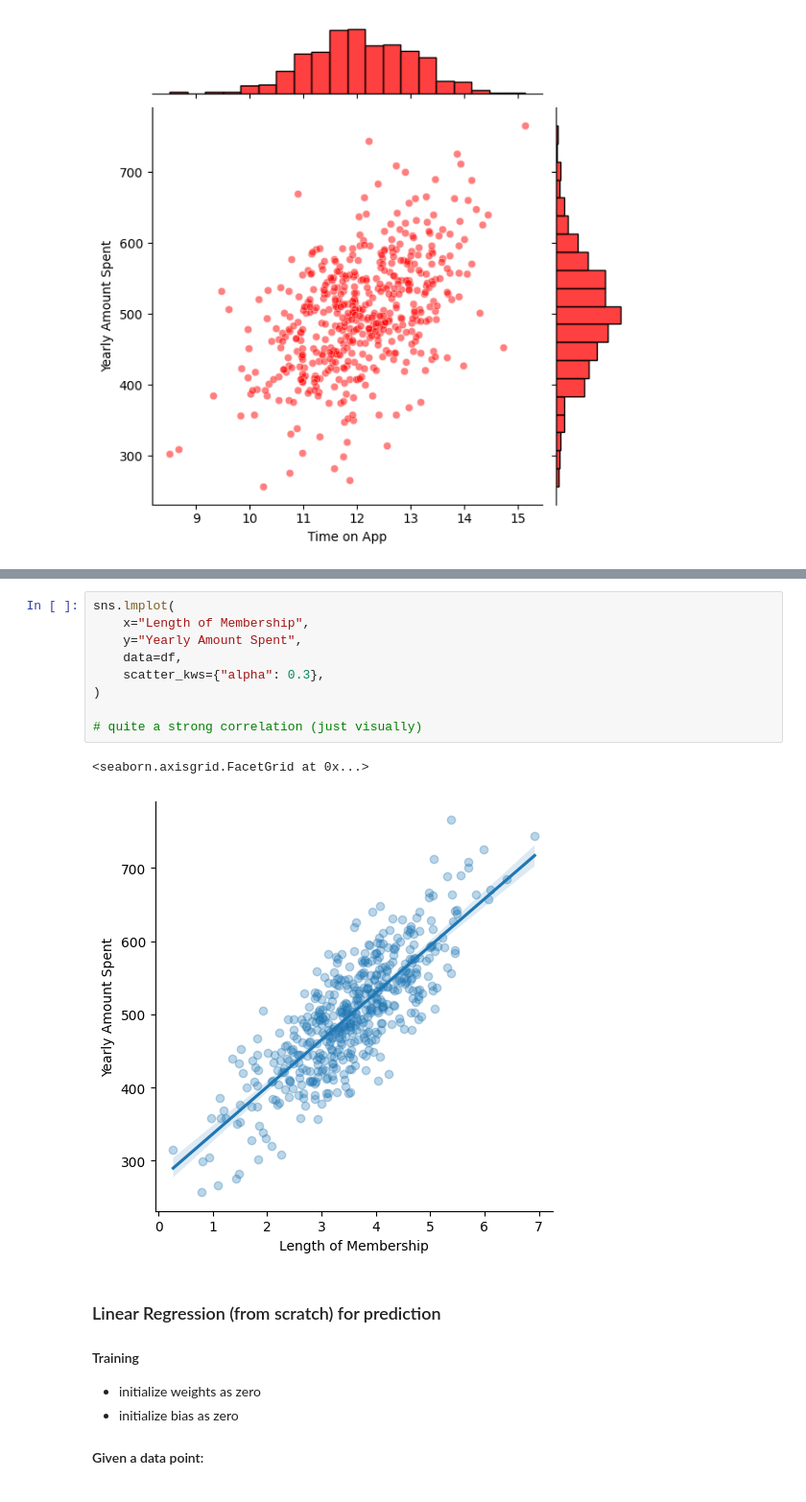
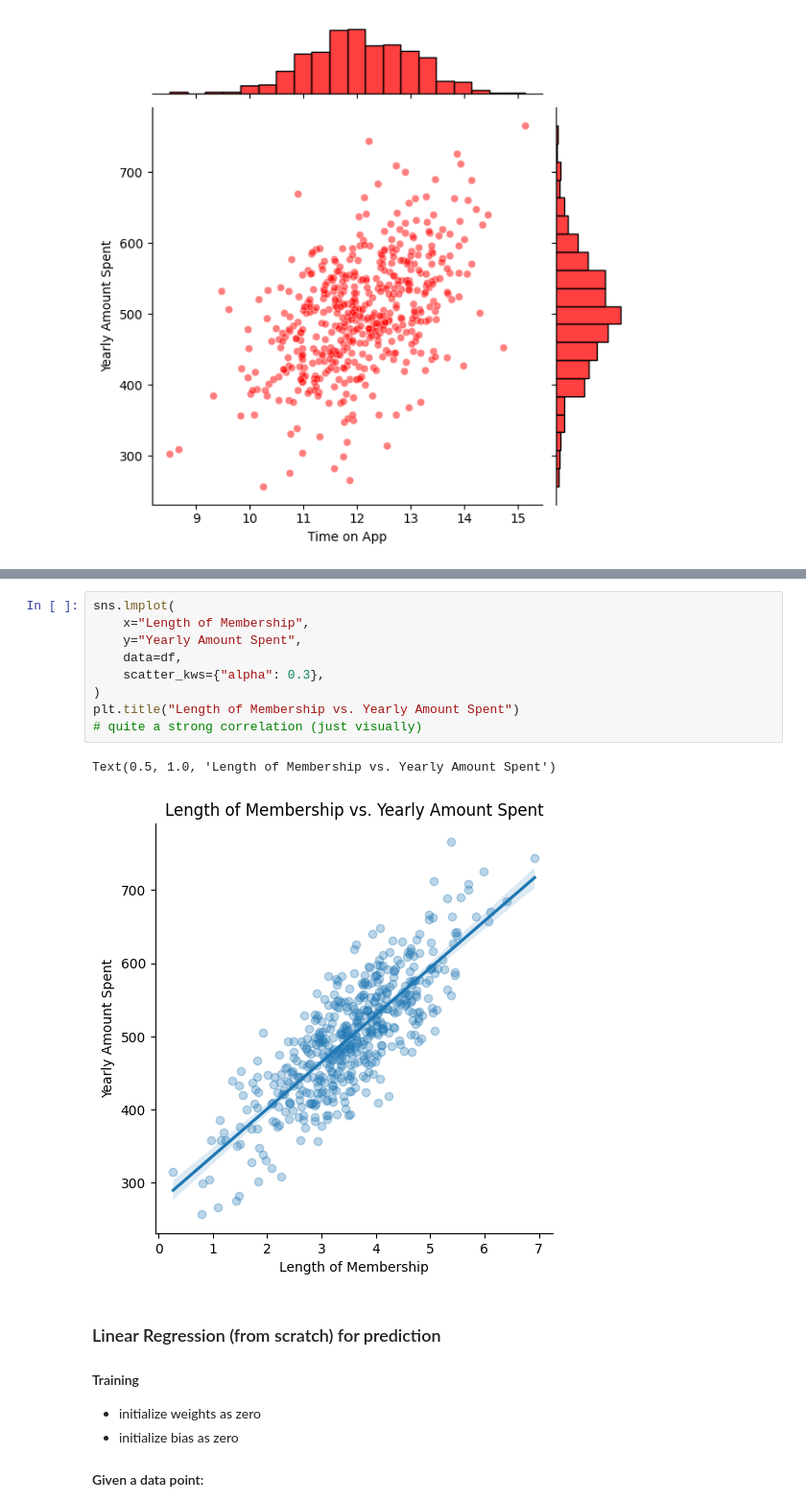
Before and after one commit to georgekenefati/E-commerce-Behavior-Prediction, a Jupyter notebook: regression_analysis.ipynb, the cells around one changed output, grey strips where cells are left out. Shown at 96% size. Cells and saved outputs as stored; diff of their text form.

```diff
--- a/regression_analysis.ipynb
+++ b/regression_analysis.ipynb
@@ -71,15 +72,15 @@ sns.pairplot(data=df, kind="scatter", plot_kws={"alpha": 0.4})
 # %%
 sns.lmplot(
     x="Length of Membership",
     y="Yearly Amount Spent",
     data=df,
     scatter_kws={"alpha": 0.3},
 )
-
+plt.title("Length of Membership vs. Yearly Amount Spent")
 # quite a strong correlation (just visually)
 # %% [output]
-<seaborn.axisgrid.FacetGrid at 0x...>
+Text(0.5, 1.0, 'Length of Membership vs. Yearly Amount Spent')
-[figure, old version]
+[figure, new version]
 # %% [markdown]
 ### Linear Regression (from scratch) for prediction
 #### Training
```
Also changed, not shown: parts of 3 cells of this notebook, 2 other files.
